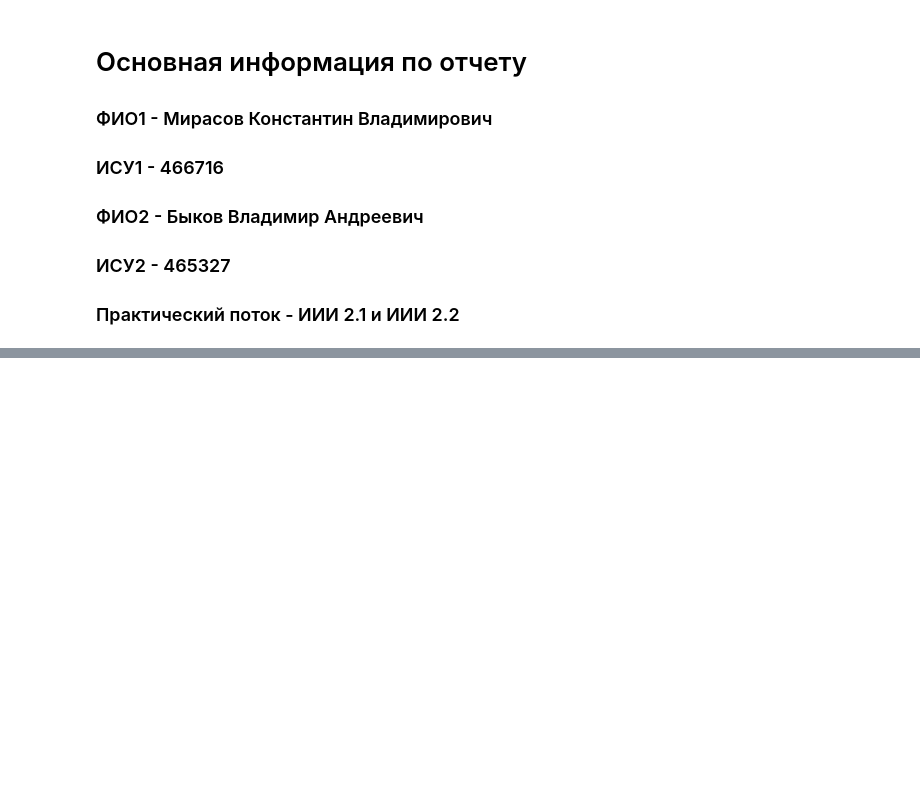
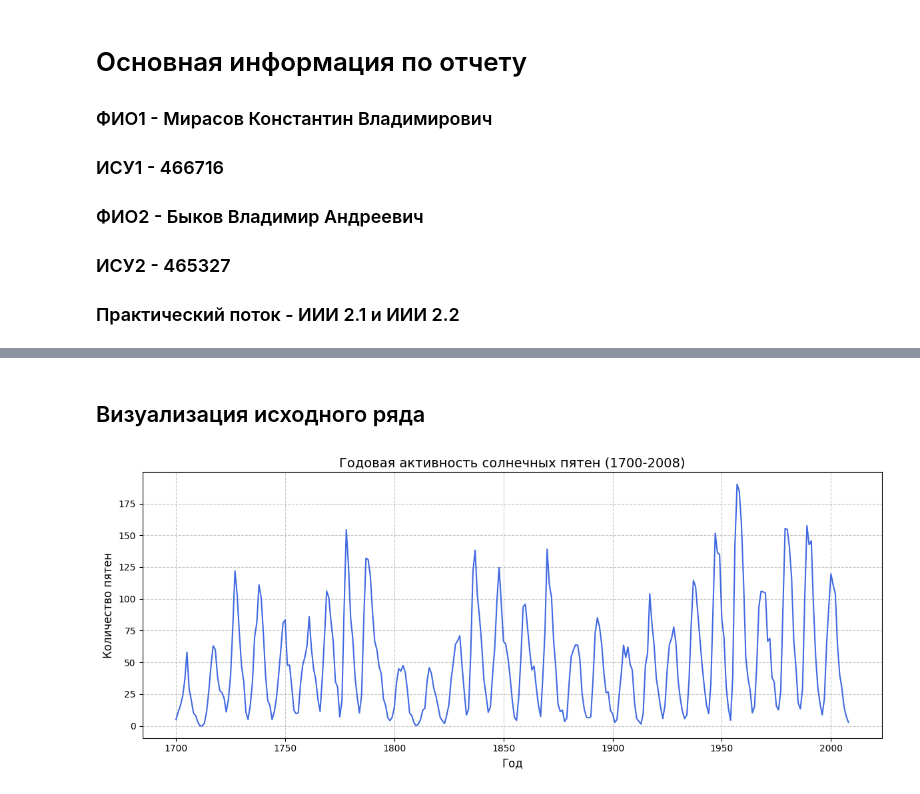
Before and after one commit to mezgou/labs-statistics-and-data-analysis, a Jupyter notebook: src/lab5/time_series.ipynb, the cells around one changed output, grey strips where cells are left out. Drawn from its saved outputs; the diff is of its cells as text; code cells hidden in the pictures; blank space fills up the shorter version.

```diff
--- a/src/lab5/time_series.ipynb
+++ b/src/lab5/time_series.ipynb
@@ -18,9 +10,16 @@
 # %%
-import yfinance as yf
 import pandas as pd
 import numpy as np
 import matplotlib.pyplot as plt
+import statsmodels.api as sm
 
-from statsmodels.tsa.stattools import adfuller
-from statsmodels.graphics.tsaplots import plot_acf
-from matplotlib.dates import YearLocator, MonthLocator, DateFormatter
+from statsmodels.tsa.stattools import acf, adfuller
+from statsmodels.graphics.tsaplots import plot_acf, plot_pacf
+
+
+data = sm.datasets.sunspots.load_pandas().data
+ts = data.set_index('YEAR')['SUNACTIVITY']
+
+print(f"Период данных: {ts.index.min()} - {ts.index.max()}")
+print(f"Количество наблюдений: {len(ts)}")
+print(f"Пример данных:\n{ts.head()}")
@@ -26,0 +37,13 @@ from matplotlib.dates import YearLocator, MonthLocator, DateFormatter
+# %% [markdown]
+## Визуализация исходного ряда
+# %%
+plt.figure(figsize=(12, 5))
+plt.plot(ts, color='royalblue')
+plt.title('Годовая активность солнечных пятен (1700-2008)', fontsize=14)
+plt.xlabel('Год', fontsize=12)
+plt.ylabel('Количество пятен', fontsize=12)
+plt.grid(True, linestyle='--', alpha=0.7)
+plt.tight_layout()
+plt.show()
+# %% [output]
+[figure, added]
```
Also changed, not shown: parts of 21 cells of this notebook, 1 other file.
